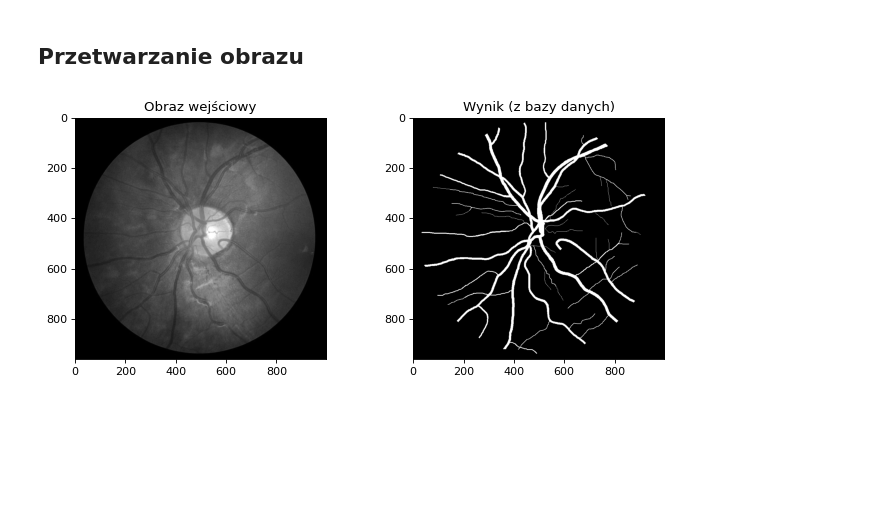
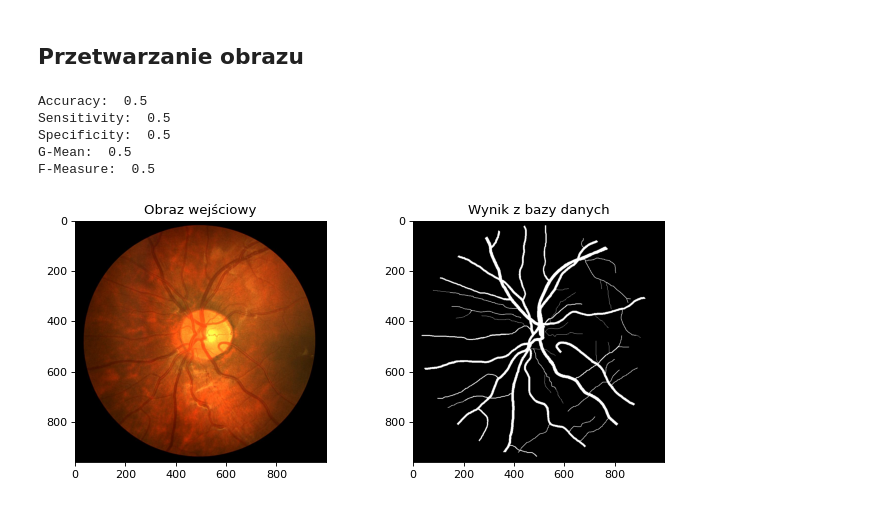
Before and after one commit to zuznnjus/Fundus-examination, a Jupyter notebook: fundus_examination.ipynb, the cells around one changed output. Cells and saved outputs as stored; diff of their text form; code cells hidden in the pictures; blank space fills up the shorter version.

```diff
--- a/fundus_examination.ipynb
+++ b/fundus_examination.ipynb
@@ -9,7 +10,7 @@ from matplotlib import pylab as plt
 images = ['Image_01L.jpg', 'Image_01R.jpg']
 results = ['Image_01L_1stHO.png', 'Image_01L_2ndHO.png', 'Image_01R_1stHO.png', 'Image_01R_2ndHO.png',]
 
-image = io.imread('CHASEDB1/' + images[0], as_gray = True)
+image = io.imread('CHASEDB1/' + images[0])
 result = io.imread('CHASEDB1/' + results[0], as_gray = True)
 # %% [markdown]
 ## Analiza statystyczna
@@ -33,29 +34,44 @@ def calculatePresicion(TP, TN, FP, FN):
 def calculateGMean(TP, TN, FP, FN):
     sensitivity = calculateSensitivity(TP, TN, FP, FN)
     specificity = calculateSpecificity(TP, TN, FP, FN)
-    return sqrt(sensitivity * specificity)
+    return np.sqrt(sensitivity * specificity)
 
 def calculateFMeasure(TP, TN, FP, FN):
     precision = calculatePresicion(TP, TN, FP, FN)
     sensitivity = calculateSensitivity(TP, TN, FP, FN)
-    return (2 * presicion * sensitivity) / (presicion + sensitivity)
+    return (2 * precision * sensitivity) / (precision + sensitivity)
+
+def displayStatisticalAnalysis():
+    TP, TN, FP, FN = createConfusionMatrix()
+
+    print("Accuracy: ", calculateAccuracy(TP, TN, FP, FN))
+    print("Sensitivity: ", calculateSensitivity(TP, TN, FP, FN))
+    print("Specificity: ", calculateSpecificity(TP, TN, FP, FN))
+    print("G-Mean: ", calculateGMean(TP, TN, FP, FN))
+    print("F-Measure: ", calculateFMeasure(TP, TN, FP, FN))
 # %% [markdown]
 ## Przetwarzanie obrazu
 # %%
 def showInputImage():
     fig = plt.figure(figsize=(10, 4), dpi=80)
     ax = fig.add_subplot(121)
     ax.set_title('Obraz wejściowy')
     ax.imshow(image, cmap = 'gray')
 
     ax = fig.add_subplot(122)
     ax.set_title('Wynik z bazy danych')
     ax.imshow(result, cmap = 'gray')
 
 def main():
     showInputImage()
+    displayStatisticalAnalysis()
 
 if __name__ == '__main__':
     main()
 # %% [output]
+Accuracy:  0.5
+Sensitivity:  0.5
+Specificity:  0.5
+G-Mean:  0.5
+F-Measure:  0.5
-[figure, old version]
+[figure, new version]
```
Also changed, not shown: parts of 1 cell of this notebook.
